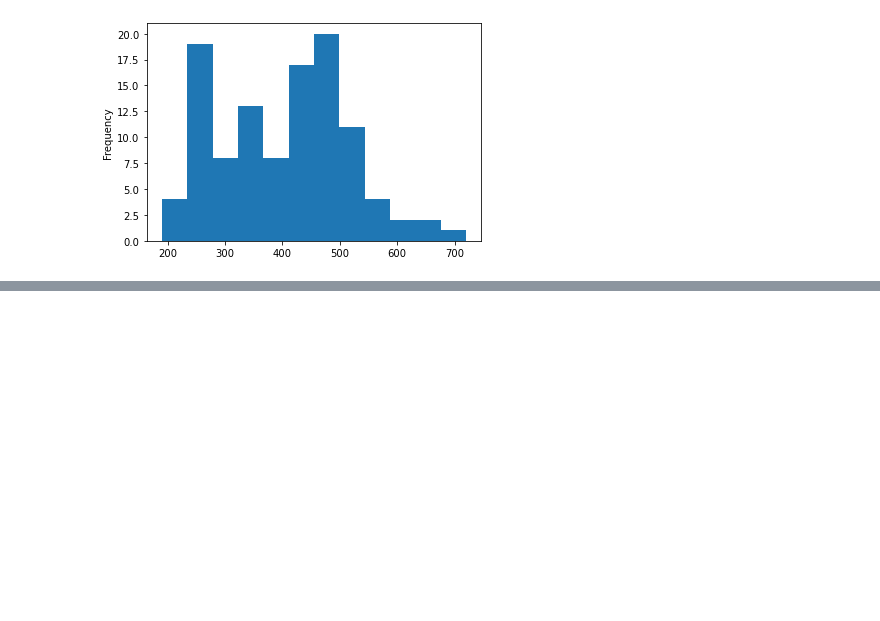
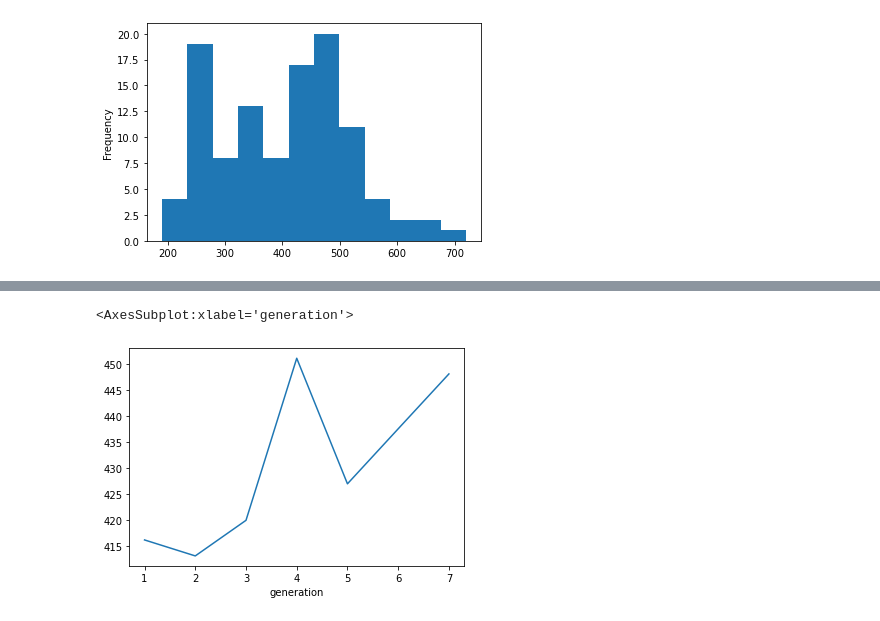
Before and after one commit to j-hendricks/Pokemon-Analysis, a Jupyter notebook: jupyter_notebook/Cleaning_Data.ipynb, the cells around one changed output, grey strips where cells are left out. Saved outputs shown, nothing was run; the diff lists cells and outputs as text; code cells hidden in the pictures; blank space fills up the shorter version.

```diff
--- a/jupyter_notebook/Cleaning_Data.ipynb
+++ b/jupyter_notebook/Cleaning_Data.ipynb
@@ -1729,0 +1917,5 @@ normal.base_total.plot.hist(bins=12)
+# %%
+df.groupby('generation').mean()['base_total'].plot()
+# %% [output]
+<AxesSubplot:xlabel='generation'>
+[figure, added]
```
Also changed, not shown: parts of 15 cells of this notebook.
